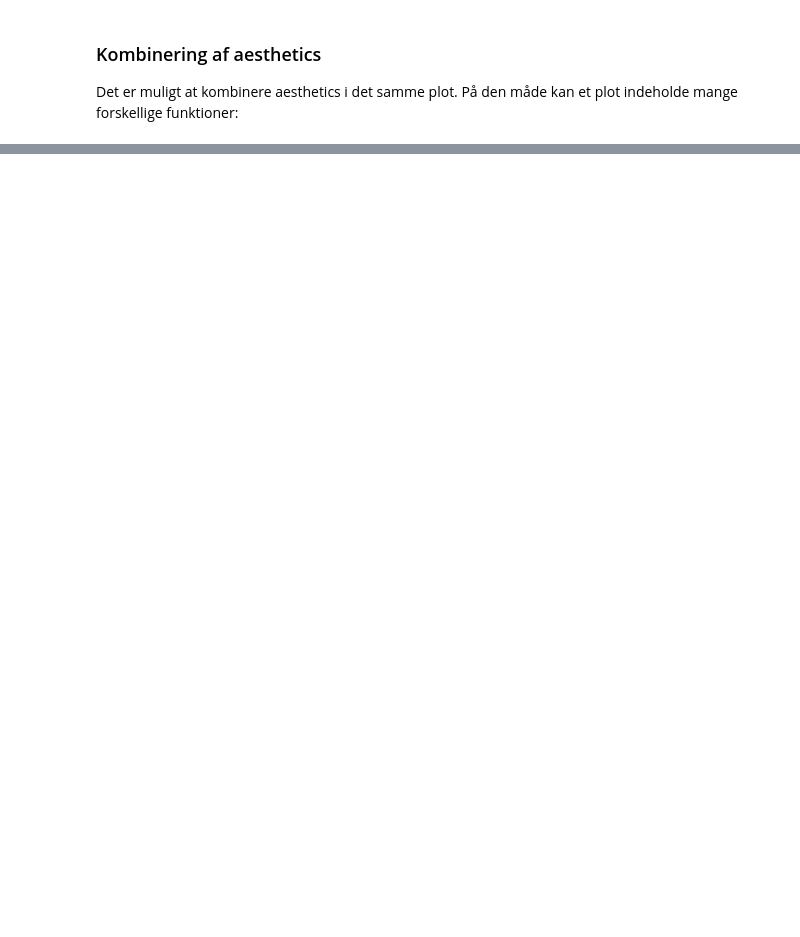
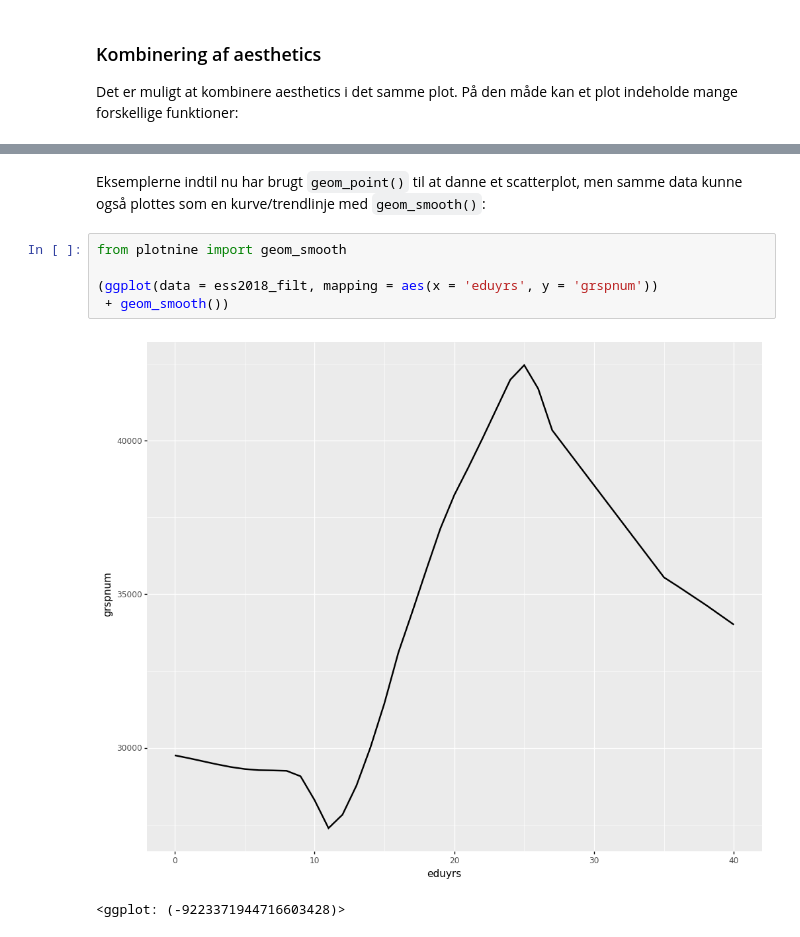
Before and after one commit to CALDISS-AAU/course_ddf, a Jupyter notebook: notebooks/08_eksplorative-metoder_tidsserier/03_visualisering-plotnine.ipynb, the cells around one changed output, grey strips where cells are left out. Cells and saved outputs as stored; diff of their text form; blank space fills up the shorter version.

```diff
--- a/notebooks/08_eksplorative-metoder_tidsserier/03_visualisering-plotnine.ipynb
+++ b/notebooks/08_eksplorative-metoder_tidsserier/03_visualisering-plotnine.ipynb
@@ -130,0 +147,10 @@ Det er muligt at kombinere aesthetics i det samme plot. På den måde kan et plo
+# %% [markdown]
+Eksemplerne indtil nu har brugt `geom_point()` til at danne et scatterplot, men samme data kunne også plottes som en kurve/trendlinje med `geom_smooth()`:
+# %%
+from plotnine import geom_smooth
+
+(ggplot(data = ess2018_filt, mapping = aes(x = 'eduyrs', y = 'grspnum'))
+ + geom_smooth())
+# %% [output]
+[figure, added]
+<ggplot: (-9223371944716603428)>
```
Also changed, not shown: parts of 31 cells of this notebook, 3 other files.
